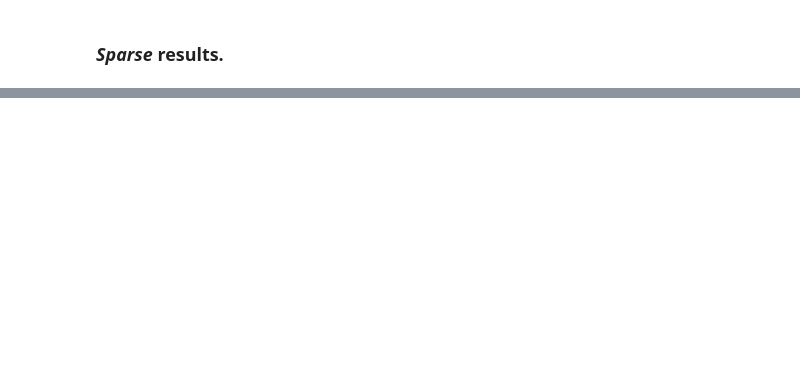
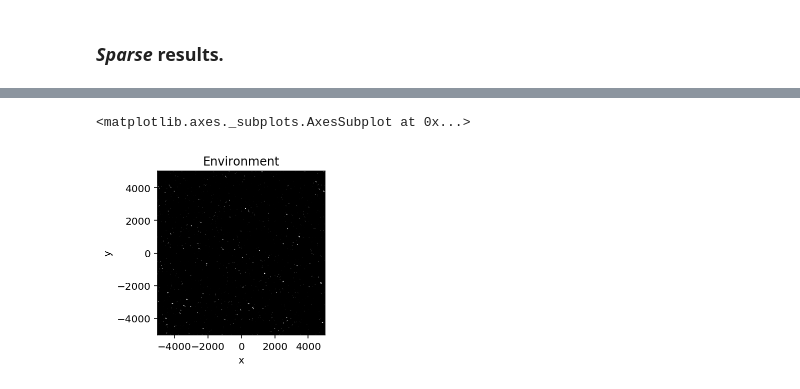
Before and after one commit to parenthetical-e/explorations-book, a Jupyter notebook: explorationlib/testing.ipynb, the cells around one changed output, grey strips where cells are left out. Cells and saved outputs as stored; diff of their text form; code cells hidden in the pictures; blank space fills up the shorter version.

```diff
--- a/explorationlib/testing.ipynb
+++ b/explorationlib/testing.ipynb
@@ -297,0 +248,16 @@ Diffusion DescribeResult(nobs=20000, minmax=(0, 1), mean=0.0002, variance=0.0001
+# %%
+# Vins params
+# num_targets = 5000
+# detection_radius = 1
+# target_boundary = (50000, 50000)
+
+# My mod for speed
+num_targets = 50000
+detection_radius = 1
+target_boundary = (5000, 5000)
+
+targets = gym.uniform_targets(num_targets, target_boundary)
+values = gym.constant_values(targets, 1)
+
+env = gym.Field()
+env.add_targets(targets, values, detection_radius=detection_radius)
@@ -297,0 +266,5 @@ Diffusion DescribeResult(nobs=20000, minmax=(0, 1), mean=0.0002, variance=0.0001
+# %%
+plot_targets2d(env, boundary=target_boundary, title="Environment")
+# %% [output]
+<matplotlib.axes._subplots.AxesSubplot at 0x...>
+[figure, added]
```
Also changed, not shown: parts of 28 cells of this notebook.
